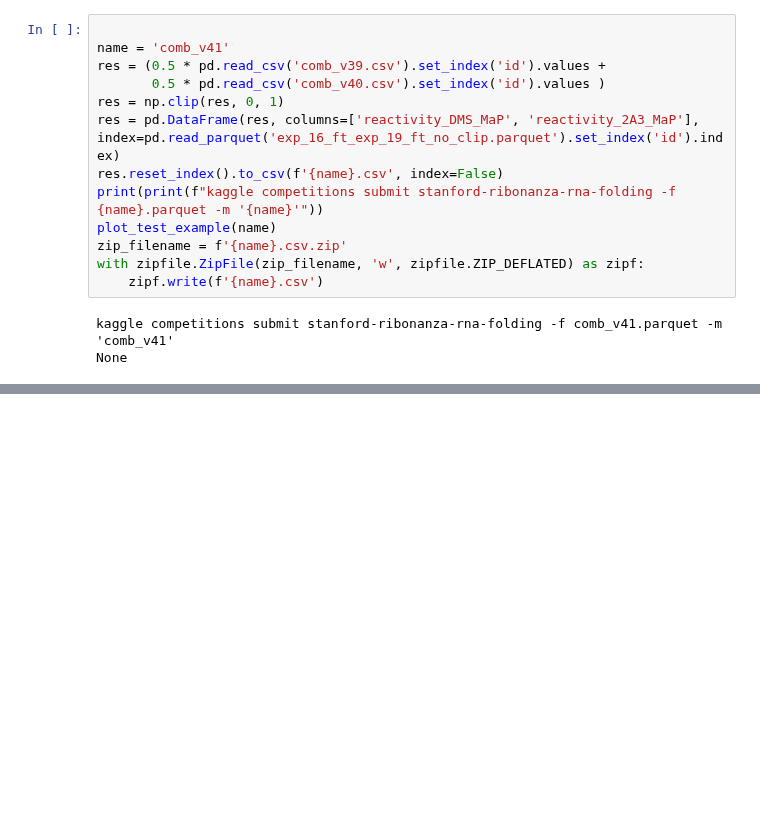
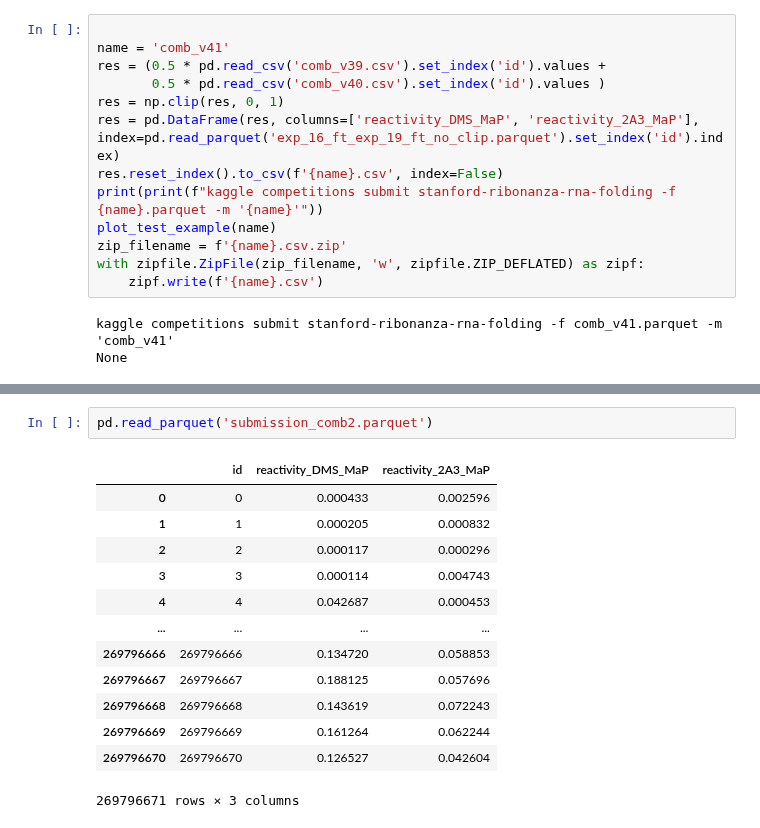
Before and after one commit to DrHB/rna-stanford, a Jupyter notebook: sub/submission.ipynb, the cells around one changed output, grey strips where cells are left out. Cells and saved outputs as stored; diff of their text form; blank space fills up the shorter version.

```diff
--- a/sub/submission.ipynb
+++ b/sub/submission.ipynb
@@ -1646,0 +1827,16 @@ None
+# %%
+pd.read_parquet('submission_comb2.parquet')
+# %% [output]
+|  | id | reactivity_DMS_MaP | reactivity_2A3_MaP |
+| 0 | 0 | 0.000433 | 0.002596 |
+| 1 | 1 | 0.000205 | 0.000832 |
+| 2 | 2 | 0.000117 | 0.000296 |
+| 3 | 3 | 0.000114 | 0.004743 |
+| 4 | 4 | 0.042687 | 0.000453 |
+| ... | ... | ... | ... |
+| 269796666 | 269796666 | 0.134720 | 0.058853 |
+| 269796667 | 269796667 | 0.188125 | 0.057696 |
+| 269796668 | 269796668 | 0.143619 | 0.072243 |
+| 269796669 | 269796669 | 0.161264 | 0.062244 |
+| 269796670 | 269796670 | 0.126527 | 0.042604 |
+269796671 rows × 3 columns
```
Also changed, not shown: parts of 6 cells of this notebook, 3 other files.
